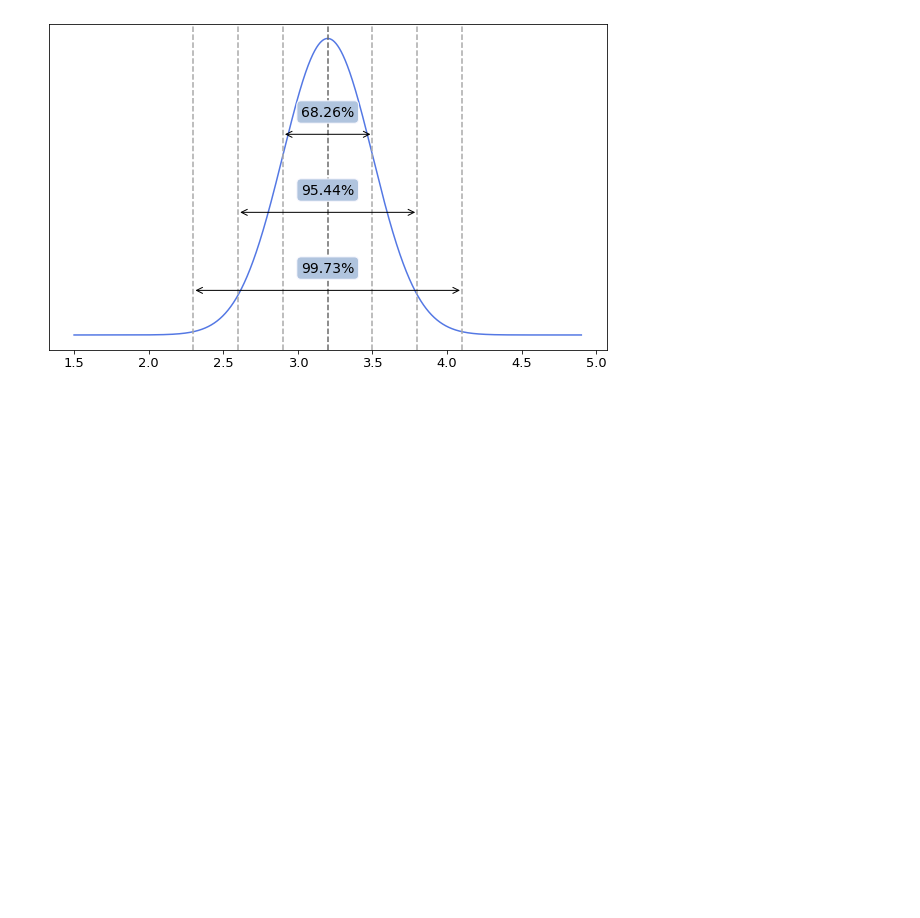
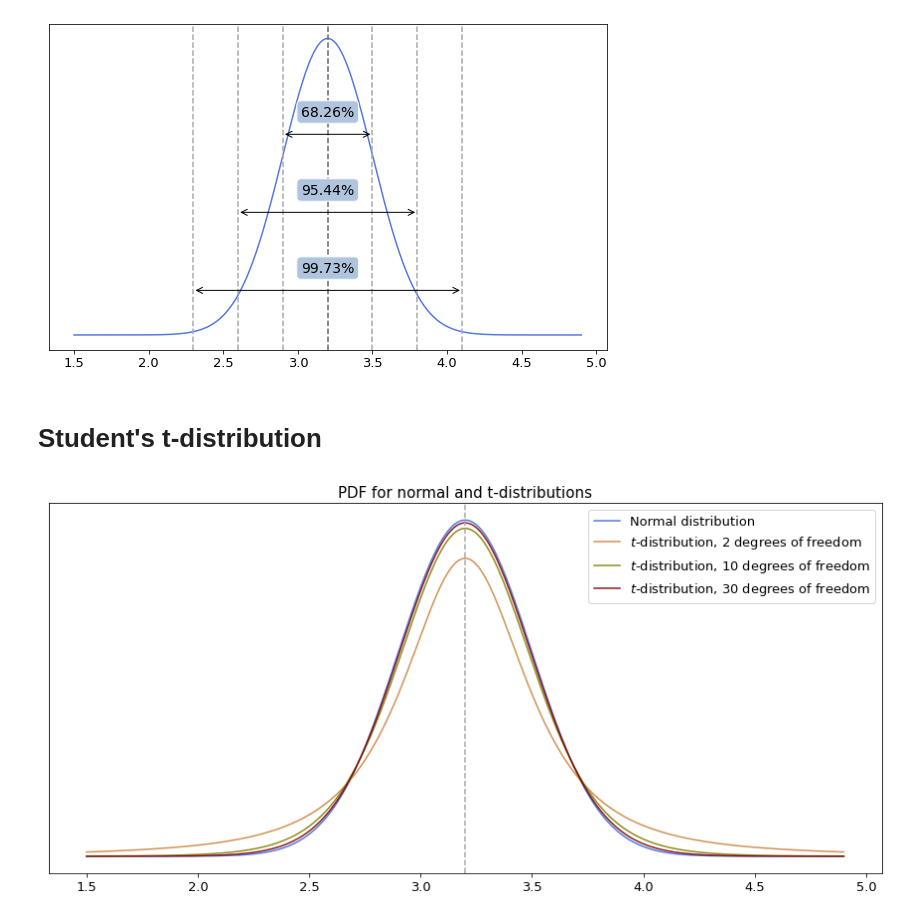
Before and after one commit to vzahorui/vzahorui.github.io, a Jupyter notebook: jupyter_notebooks/ditributions/plot_distributions.ipynb, the cells around one changed output. Cells and saved outputs as stored; diff of their text form; code cells hidden in the pictures; blank space fills up the shorter version.

Commit message:
added degrees of freedom and t-distribution

```diff
--- a/jupyter_notebooks/ditributions/plot_normal_distribution.ipynb
+++ b/jupyter_notebooks/ditributions/plot_distributions.ipynb
@@ -82,3 +84,28 @@ ax.get_yaxis().set_visible(False)
 plt.savefig('toy_newborn_6_sigma.png', bbox_inches='tight');
 # %% [output]
 [figure]
+# %% [markdown]
+# Student's t-distribution
+# %%
+fig, ax = plt.subplots(figsize=(12,6))
+mu = 3.2
+sigma = 0.3
+x = np.arange(1.5, 4.9, 0.01)
+
+y = norm.pdf(x, loc=mu, scale=sigma)
+ax.plot(x, y, color='royalblue', alpha=0.9, label='Normal distribution')
+y2 = t.pdf(x, df=2, loc=mu, scale=sigma)
+ax.plot(x, y2, color='peru', alpha=0.9, label=r'$t$-distribution, 2 degrees of freedom')
+y3 = t.pdf(x, df=10, loc=mu, scale=sigma)
+ax.plot(x, y3, color='olive', alpha=0.9, label=r'$t$-distribution, 10 degrees of freedom')
+y4 = t.pdf(x, df=30, loc=mu, scale=sigma)
+ax.plot(x, y4, color='maroon', alpha=0.9, label=r'$t$-distribution, 30 degrees of freedom')
+ax.axvline(mu, color='darkgrey', linestyle='--')
+ax.set_title('PDF for normal and t-distributions', fontsize=15)
+ax.xaxis.set_tick_params(labelsize=13)
+ax.get_yaxis().set_visible(False)
+plt.legend(fontsize=13)
+plt.tight_layout()
+plt.savefig('../../assets/images/probability/normal_and_t_distributions.png', bbox_inches='tight');
+# %% [output]
+[figure, added]
```
Also changed, not shown: parts of 2 cells of this notebook, 11 other files.
